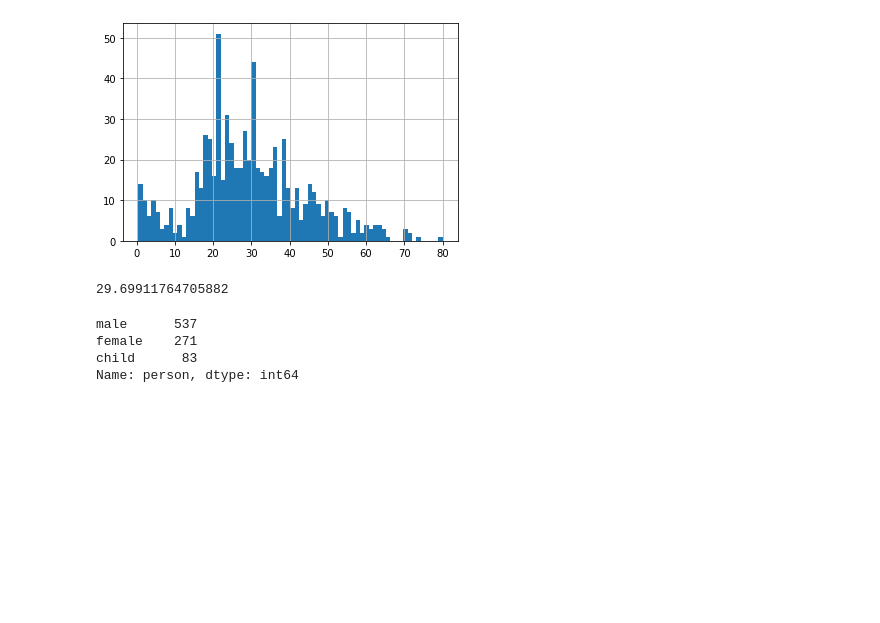
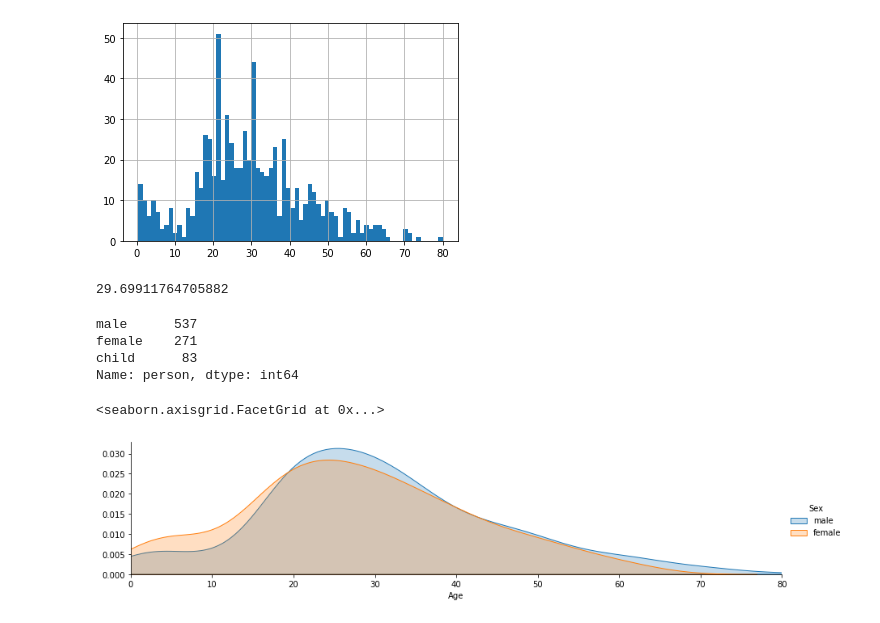
Before and after one commit to locspoc/data_analysis_and_visualisation, a Jupyter notebook: titanic/Titanic Example Project.ipynb, the cells around one changed output. Cells and saved outputs as stored; diff of their text form; code cells hidden in the pictures; blank space fills up the shorter version.

Commit message:
Titanic Example Project part 2 complete

```diff
--- a/titanic/Titanic Example Project.ipynb
+++ b/titanic/Titanic Example Project.ipynb
@@ -120,3 +128,17 @@ male      537
 female    271
 child      83
 Name: person, dtype: int64
+# %%
+# Male Vs Female Kernel Density Estimation Distribution
+
+fig = sns.FacetGrid(titanic_df,hue='Sex',aspect=4)
+fig.map(sns.kdeplot,'Age',shade=True)
+
+oldest = titanic_df['Age'].max()
+
+fig.set(xlim=(0,oldest))
+
+fig.add_legend()
+# %% [output]
+<seaborn.axisgrid.FacetGrid at 0x...>
+[figure, added]
```
Also changed, not shown: parts of 15 cells of this notebook.
